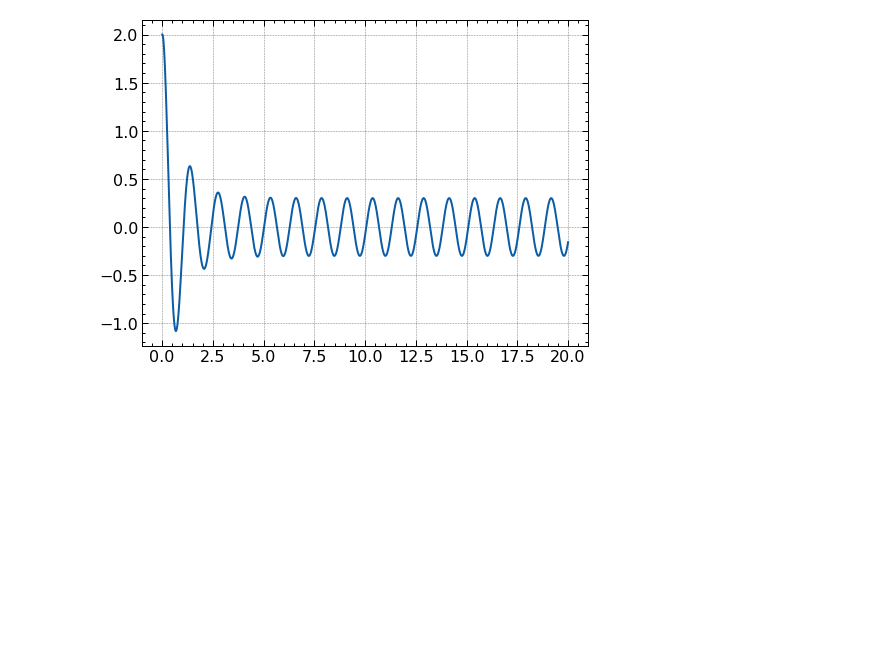
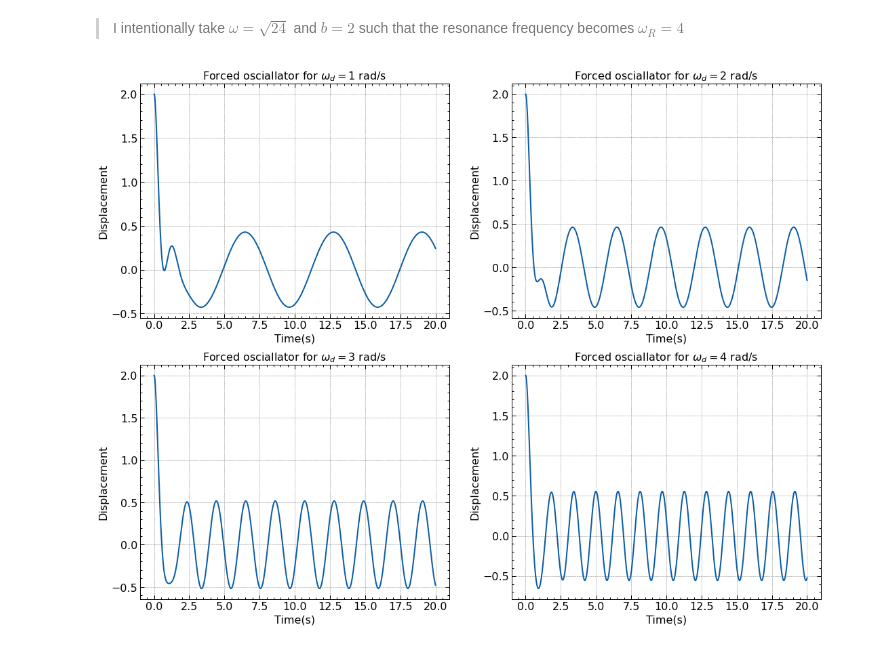
Before and after one commit to Souvik-0612/UnderGrad, a Jupyter notebook: Forced oscillator.ipynb, the cells around one changed output. Saved outputs shown, nothing was run; the diff lists cells and outputs as text; code cells hidden in the pictures; blank space fills up the shorter version.

```diff
--- a/Forced oscillator.ipynb
+++ b/Forced oscillator.ipynb
@@ -20,13 +27,20 @@ def Forced_Oscillator(t, x, v, tf,h ,b , w, f_d, w_d):
         v += h*f(x, v, t)
         t += h
     return tt, xx
+# %% [markdown]
+> I intentionally take $\omega = \sqrt{24}$ and $b = 2$ such that the resonance frequency becomes $\omega_R = 4$
 # %%
-t = 0.01; x = 2; v = 0; tf = 20; h = 0.01; b = 1; w = 5; f_d = 3; w_d = 5
+#Parameter
+t = 0; x = 2; v = 0; tf = 20; h = 0.01; b = 2; w = np.sqrt(24); f_d = 10;
 
-tim, dis = Forced_Oscillator(t, x, v, tf,h ,b , w, f_d, w_d)
-
-plt.figure(figsize=(8,6))
-plt.plot(tim, dis)
+plt.figure(figsize=(18, 14))
+for w_d in range(1, 5):
+    plt.subplot(2, 2, w_d)
+    tim, dis = Forced_Oscillator(t, x, v, tf,h ,b , w, f_d, w_d)
+    plt.plot(tim, dis)
+    plt.title(r"Forced osciallator for $\omega_d = $"+ str(w_d)+" rad/s")
+    plt.xlabel("Time(s)")
+    plt.ylabel("Displacement")
 plt.show()
 # %% [output]
-[figure, old version]
+[figure, new version]
```
Also changed, not shown: parts of 4 cells of this notebook.
